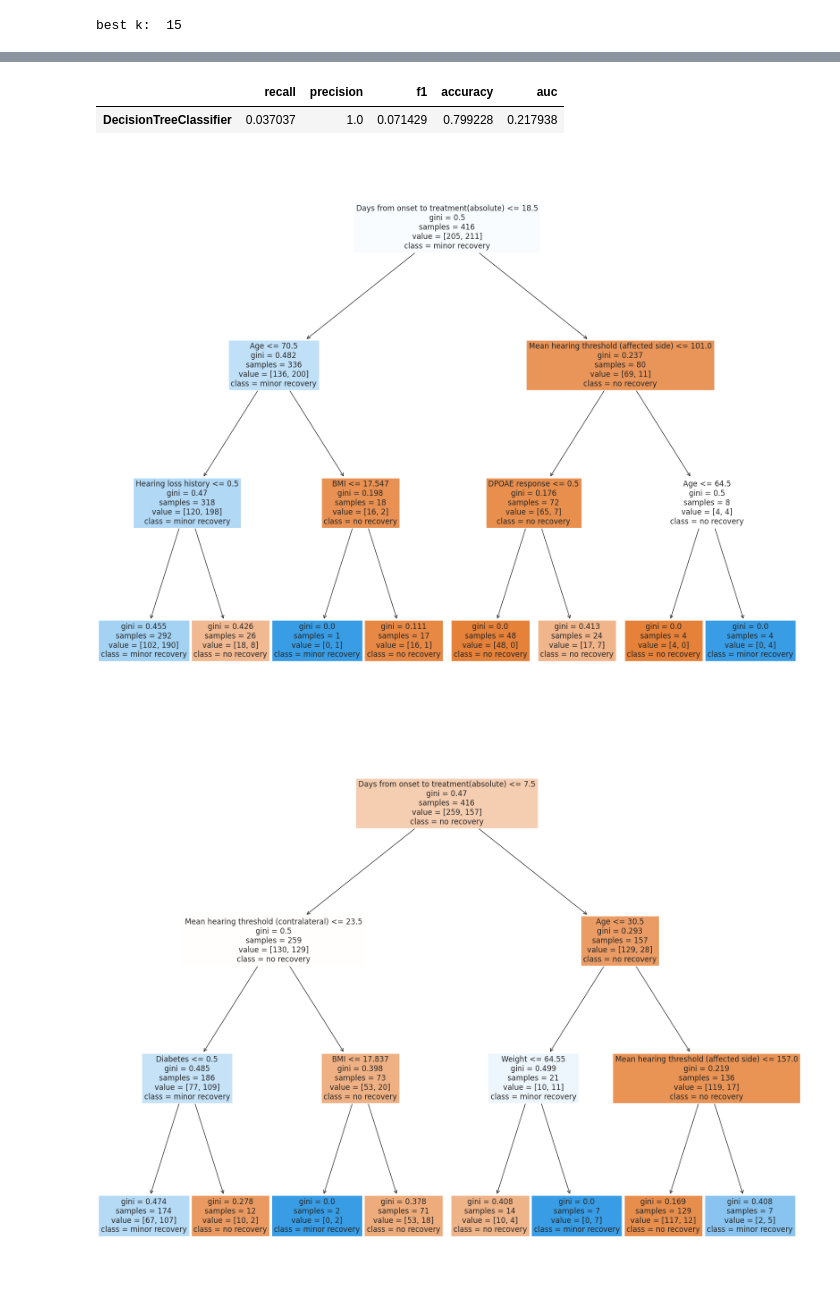
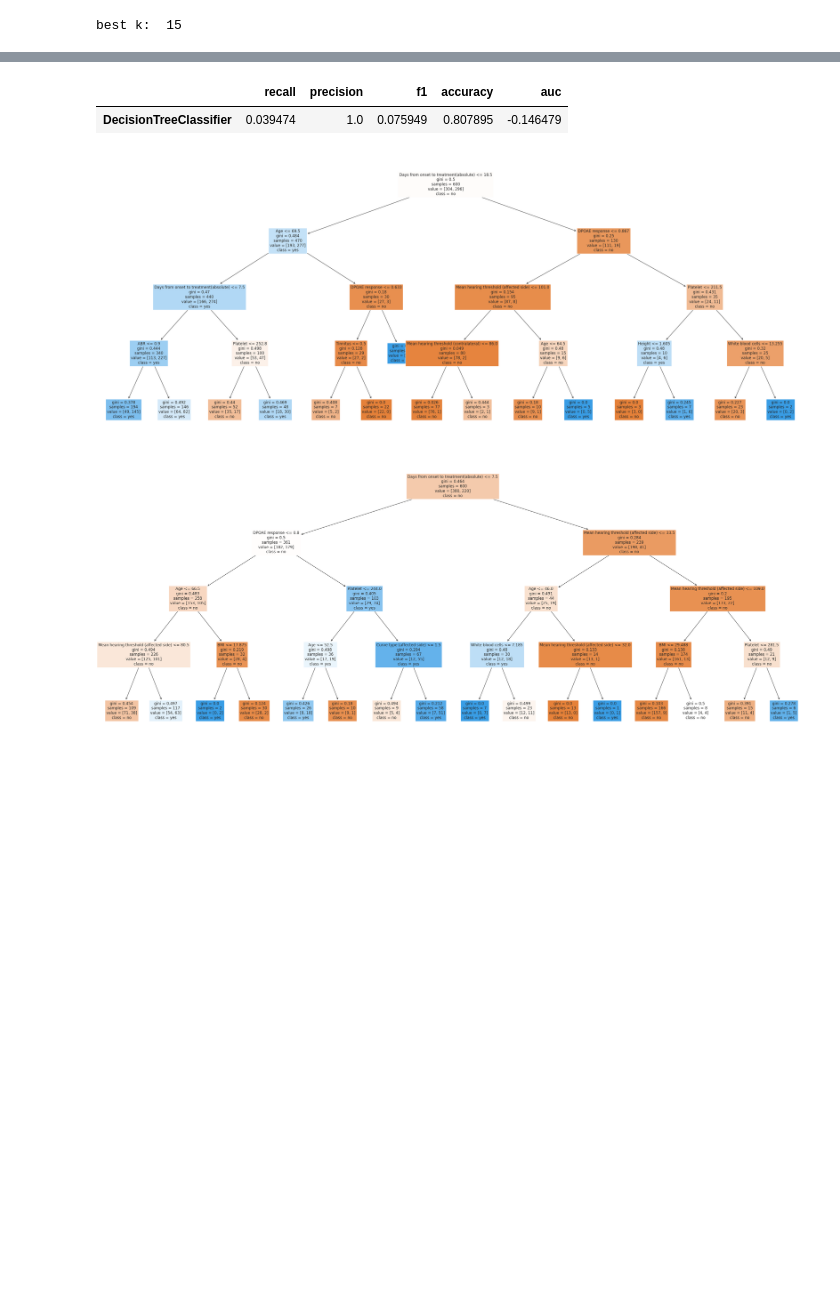
Before and after one commit to LMH0066/SSNHL, a Jupyter notebook: analyse/RF_interpretation.ipynb, the cells around one changed output, grey strips where cells are left out. Cells and saved outputs as stored; diff of their text form; code cells hidden in the pictures; blank space fills up the shorter version.

Commit message:
Update tree map

```diff
--- a/analyse/RF_interpretation.ipynb
+++ b/analyse/RF_interpretation.ipynb
@@ -348,14 +348,15 @@ def explain(data_path, preprocess_func, output_path=None):
 
         surrogate_model = dx.Explainer(
             clf, data=X, y=_y, predict_function=predict_function
-        ).model_surrogate(type='tree', max_depth=3, max_vars=None, random_state=42)
+        ).model_surrogate(type='tree', max_depth=4, max_vars=None, random_state=42)
         display(surrogate_model.performance)
 
-        fig, ax = plt.subplots(figsize=(20, 16))
+        fig, ax = plt.subplots(figsize=(40, 16))
+        class_names = ["no", "minor", "important", "full"] if target == "all" else ["no", "yes"]
         tree.plot_tree(
             surrogate_model,
             feature_names=filter_data.columns,
-            class_names=["no recovery", "minor recovery", "important recovery", "full recovery"],
+            class_names=class_names,
             filled=True,
             ax=ax,
             fontsize=12
@@ -363,5 +364,5 @@ def explain(data_path, preprocess_func, output_path=None):
         if output_path:
             plt.savefig(output_path + '{}_tree.pdf'.format(target), bbox_inches="tight")
 
-explain("../raw_data/all.xlsx", "default", '../output/control/')
+explain("../raw_data/all.xlsx", "miNNseq", '../output/miNNseq/')
 # %% [output]
@@ -440,10 +442,10 @@ Preparation of a new explainer is initiated
   -> model type        : classification will be used (default)
   -> residual function : difference between y and yhat (default)
   -> residuals         : min = 0.0, mean = 0.0, max = 0.0
   -> model_info        : package sklearn
 
 A new explainer has been created!
 |  | recall | precision | f1 | accuracy | auc |
-| DecisionTreeClassifier | 0.037037 | 1.0 | 0.071429 | 0.799228 | 0.217938 |
+| DecisionTreeClassifier | 0.039474 | 1.0 | 0.075949 | 0.807895 | -0.146479 |
-[figure, old version]
+[figure, new version]
-[figure, old version]
+[figure, new version]
```
Also changed, not shown: parts of 2 cells of this notebook, 8 other files.
